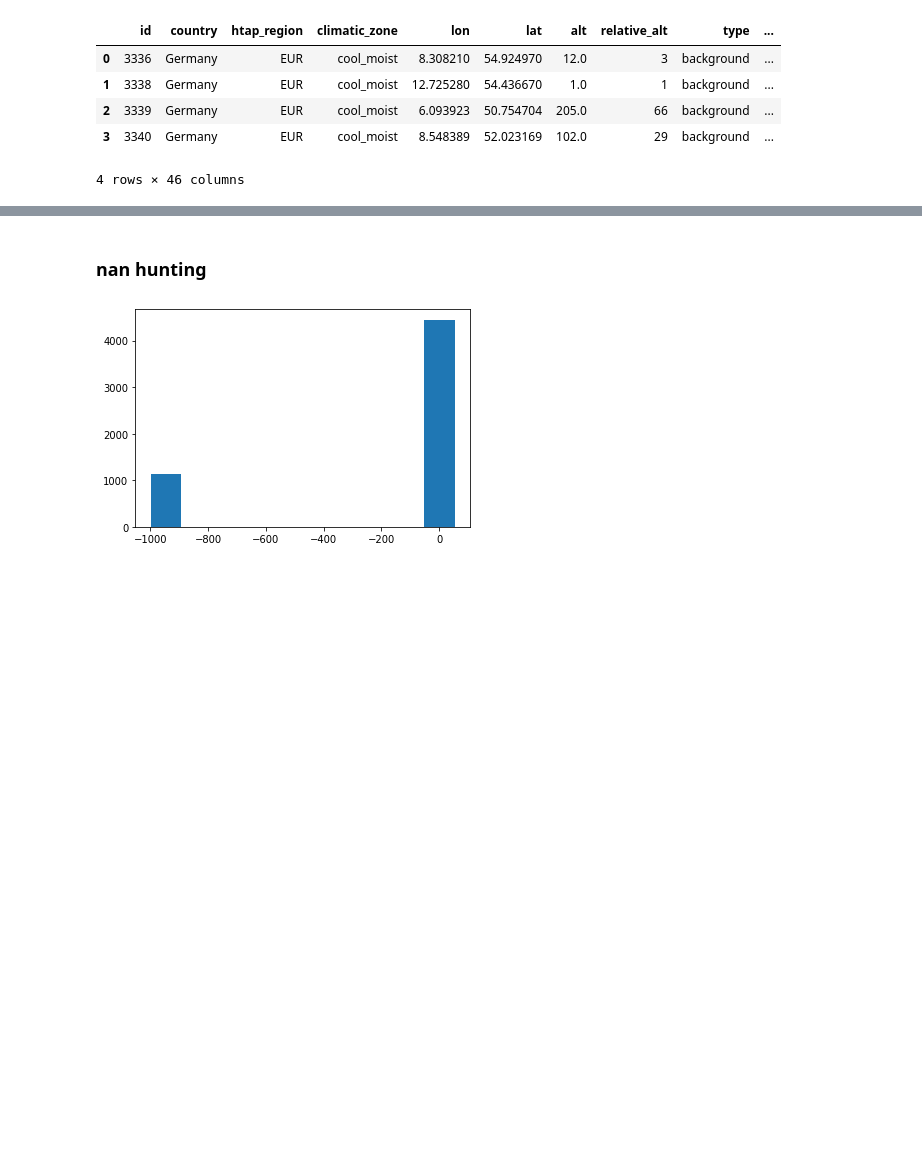
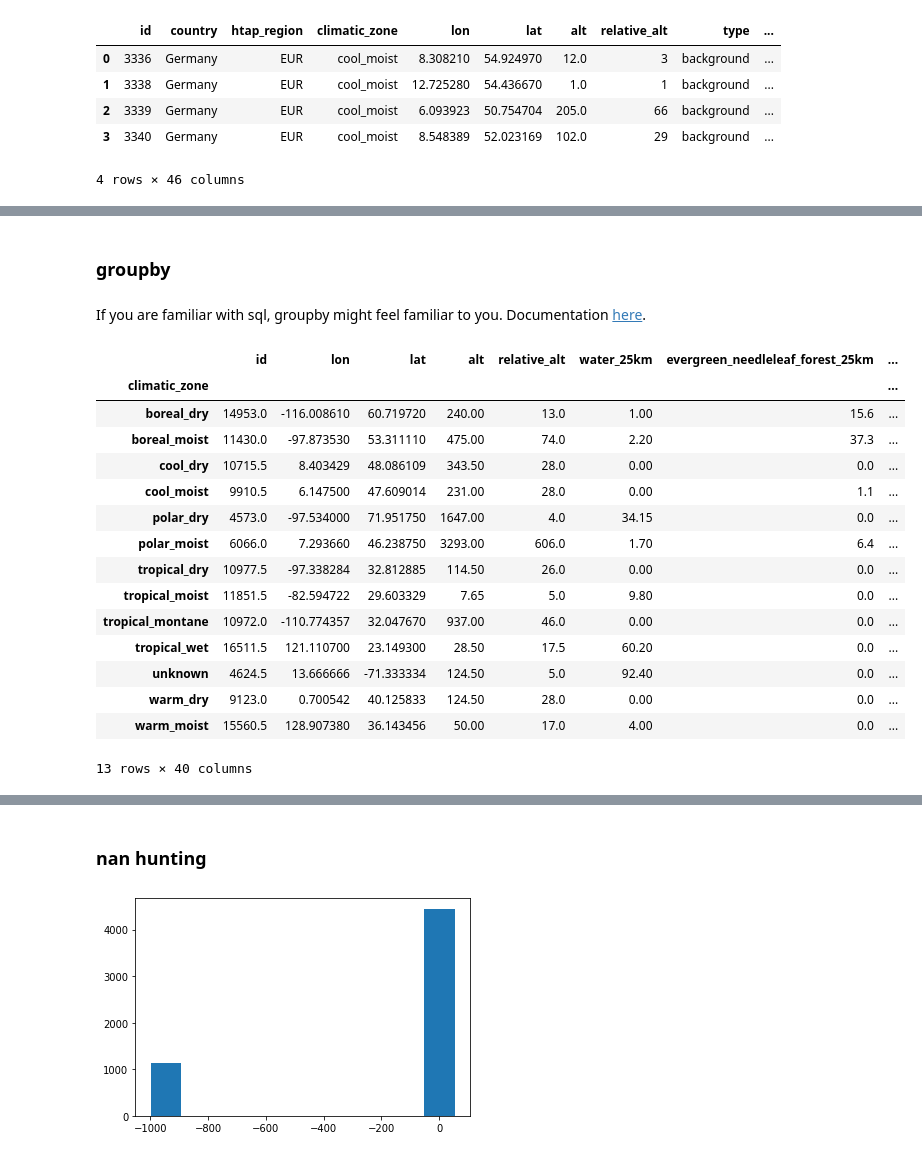
Before and after one commit to ThomasMGeo/JS2_gpu, a Jupyter notebook: triennial2023/TabularSummer2023.ipynb, the cells around one changed output, grey strips where cells are left out. Drawn from its saved outputs; the diff is of its cells as text; code cells hidden in the pictures; blank space fills up the shorter version.

```diff
--- a/triennial2023/TabularSummer2023.ipynb
+++ b/triennial2023/TabularSummer2023.ipynb
@@ -147,3 +148,26 @@ df.iloc[0:4, 20:25] # rows and columns
 | 1 | 2.2 | 2.3 | 20.5 | 0.0 | 8.3 |
 | 2 | 3.5 | 0.0 | 15.9 | 16.5 | 29.2 |
 | 3 | 0.0 | 0.0 | 38.6 | 16.4 | 32.5 |
+# %% [markdown]
+### groupby
+# %% [markdown]
+If you are familiar with sql, groupby might feel familiar to you. Documentation [here](https://pandas.pydata.org/docs/reference/api/pandas.DataFrame.groupby.html).
+# %%
+df.groupby(by=['climatic_zone']).median()
+# %% [output]
+|  | id | lon | lat | alt | relative_alt | water_25km | evergreen_needleleaf_forest_25km | ... |
+| climatic_zone |  |  |  |  |  |  |  | ... |
+| boreal_dry | 14953.0 | -116.008610 | 60.719720 | 240.00 | 13.0 | 1.00 | 15.6 | ... |
+| boreal_moist | 11430.0 | -97.873530 | 53.311110 | 475.00 | 74.0 | 2.20 | 37.3 | ... |
+| cool_dry | 10715.5 | 8.403429 | 48.086109 | 343.50 | 28.0 | 0.00 | 0.0 | ... |
+| cool_moist | 9910.5 | 6.147500 | 47.609014 | 231.00 | 28.0 | 0.00 | 1.1 | ... |
+| polar_dry | 4573.0 | -97.534000 | 71.951750 | 1647.00 | 4.0 | 34.15 | 0.0 | ... |
+| polar_moist | 6066.0 | 7.293660 | 46.238750 | 3293.00 | 606.0 | 1.70 | 6.4 | ... |
+| tropical_dry | 10977.5 | -97.338284 | 32.812885 | 114.50 | 26.0 | 0.00 | 0.0 | ... |
+| tropical_moist | 11851.5 | -82.594722 | 29.603329 | 7.65 | 5.0 | 9.80 | 0.0 | ... |
+| tropical_montane | 10972.0 | -110.774357 | 32.047670 | 937.00 | 46.0 | 0.00 | 0.0 | ... |
+| tropical_wet | 16511.5 | 121.110700 | 23.149300 | 28.50 | 17.5 | 60.20 | 0.0 | ... |
+| unknown | 4624.5 | 13.666666 | -71.333334 | 124.50 | 5.0 | 92.40 | 0.0 | ... |
+| warm_dry | 9123.0 | 0.700542 | 40.125833 | 124.50 | 28.0 | 0.00 | 0.0 | ... |
+| warm_moist | 15560.5 | 128.907380 | 36.143456 | 50.00 | 17.0 | 4.00 | 0.0 | ... |
+13 rows × 40 columns
```
Also changed, not shown: parts of 12 cells of this notebook.
